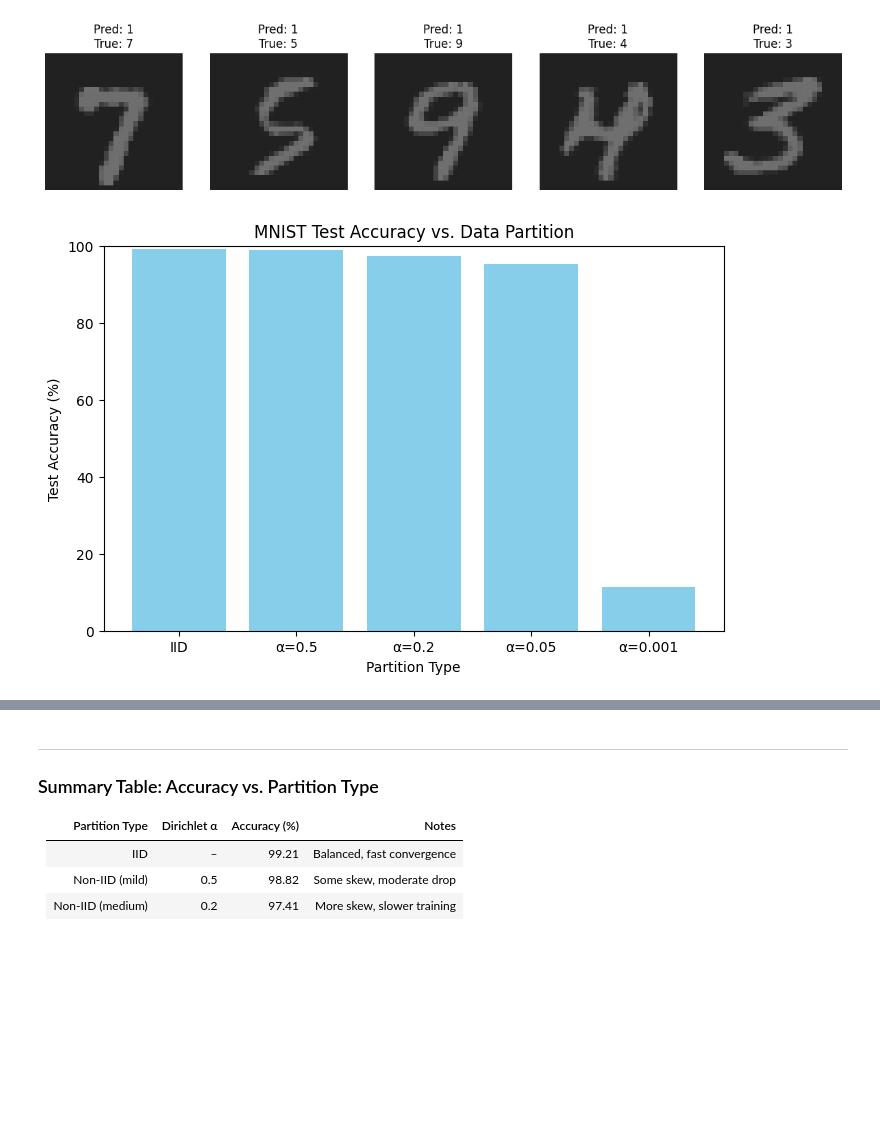
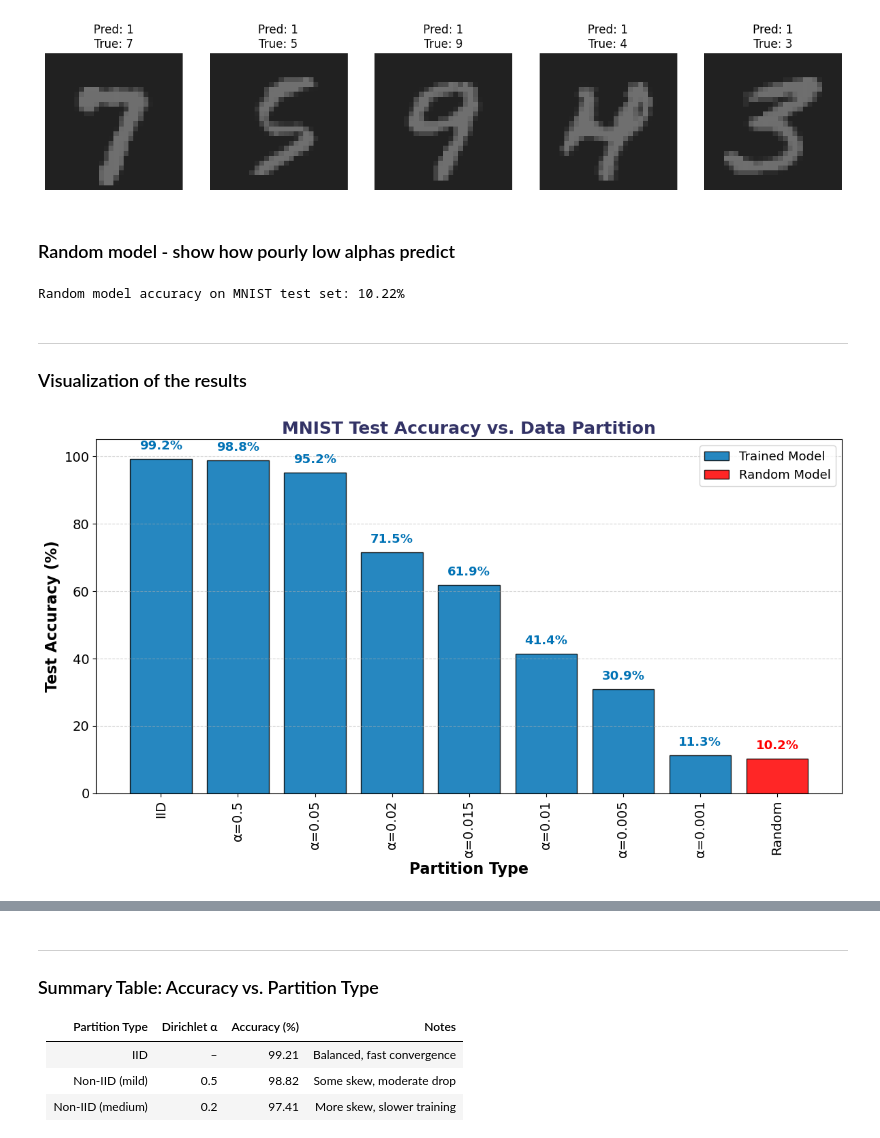
Before and after one commit to fceccucci/OptML-Project, a Jupyter notebook: TrainedModelEval.ipynb, the cells around one changed output, grey strips where cells are left out. Cells and saved outputs as stored; diff of their text form; code cells hidden in the pictures; blank space fills up the shorter version.

```diff
--- a/TrainedModelEval.ipynb
+++ b/TrainedModelEval.ipynb
@@ -401,20 +704,62 @@ for i, idx in enumerate(indices):
 plt.show()
 # %% [output]
 [figure]
+# %% [markdown]
+### Random model - show how pourly low alphas predict
+# %%
+# Cell: Evaluate a random model (no training) on MNIST test set
+import torch
+import numpy as np
+
+# Use the same testloader and device as before
+num_classes = 10
+correct = 0
+total = 0
+
+np.random.seed(42)
+with torch.no_grad():
+    for images, labels in testloader:
+        batch_size = labels.size(0)
+        random_preds = torch.from_numpy(np.random.randint(0, num_classes, size=batch_size)).to(device)
+        correct += (random_preds == labels).sum().item()
+        total += batch_size
+
+random_accuracy = 100 * correct / total
+print(f"Random model accuracy on MNIST test set: {random_accuracy:.2f}%")
+# %% [output]
+Random model accuracy on MNIST test set: 10.22%
+# %% [markdown]
+---
+
+### Visualization of the results
 # %%
 import matplotlib.pyplot as plt
 
-partition_types = ['IID', 'α=0.5', 'α=0.2', 'α=0.05', 'α=0.001']
-accuracies = [  # Fill in your results
-    99.21, 98.82, 97.41, 95.16, 11.35
-]
+partition_types = ['IID', 'α=0.5', 'α=0.05', 'α=0.02', 'α=0.015', 'α=0.01', 'α=0.005', 'α=0.001', 'Random']
+accuracies = [99.21, 98.82, 95.16, 71.48, 61.88, 41.38, 30.95, 11.35, random_accuracy]  # Add random_accuracy at the end
 
-plt.figure(figsize=(8,5))
-plt.bar(partition_types, accuracies, color='skyblue')
-plt.ylabel('Test Accuracy (%)')
-plt.xlabel('Partition Type')
-plt.title('MNIST Test Accuracy vs. Data Partition')
-plt.ylim(0, 100)
+plt.figure(figsize=(12, 7))
+bars = plt.bar(partition_types[:-1], accuracies[:-1], color='#0072B5', edgecolor='black', alpha=0.85, label='Trained Model')
+bar_random = plt.bar(partition_types[-1], accuracies[-1], color='red', edgecolor='black', alpha=0.85, label='Random Model')
+
+plt.ylabel('Test Accuracy (%)', fontsize=16, fontweight='bold')
+plt.xlabel('Partition Type', fontsize=16, fontweight='bold')
+plt.title('MNIST Test Accuracy vs. Data Partition', fontsize=18, fontweight='bold', color='#333366')
+plt.ylim(0, 105)
+plt.xticks(rotation=90, fontsize=14)
+plt.yticks(fontsize=14)
+plt.grid(axis='y', linestyle='--', alpha=0.5)
+
+# Annotate each bar with its value
+for bar, acc in zip(bars, accuracies[:-1]):
+    plt.text(bar.get_x() + bar.get_width()/2, bar.get_height() + 2, f"{acc:.1f}%",
+             ha='center', va='bottom', fontsize=13, fontweight='bold', color='#0072B5')
+for bar, acc in zip(bar_random, [accuracies[-1]]):
+    plt.text(bar.get_x() + bar.get_width()/2, bar.get_height() + 2, f"{acc:.1f}%",
+             ha='center', va='bottom', fontsize=13, fontweight='bold', color='red')
+
+plt.tight_layout()
+plt.legend(fontsize=13)
 plt.show()
 # %% [output]
-[figure, old version]
+[figure, new version]
```
Also changed, not shown: parts of 20 cells of this notebook, 7 other files.
